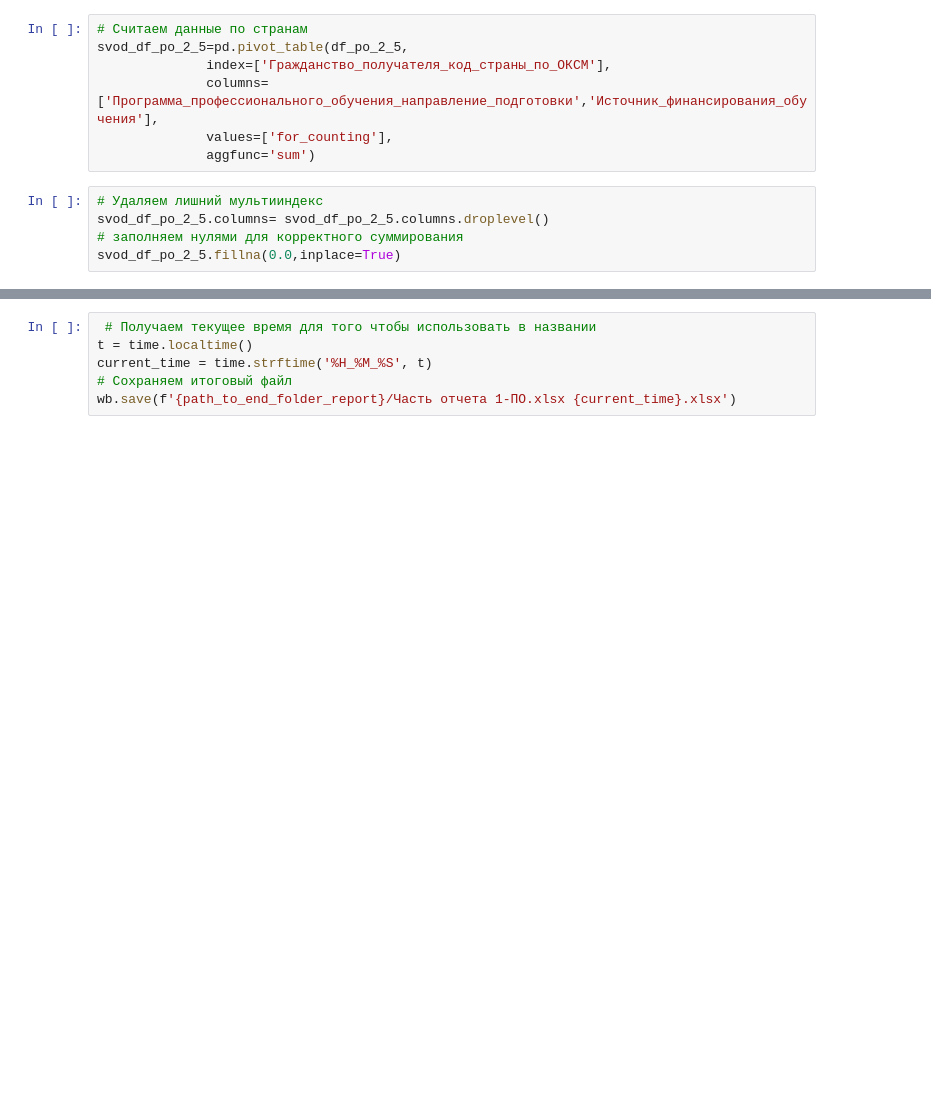
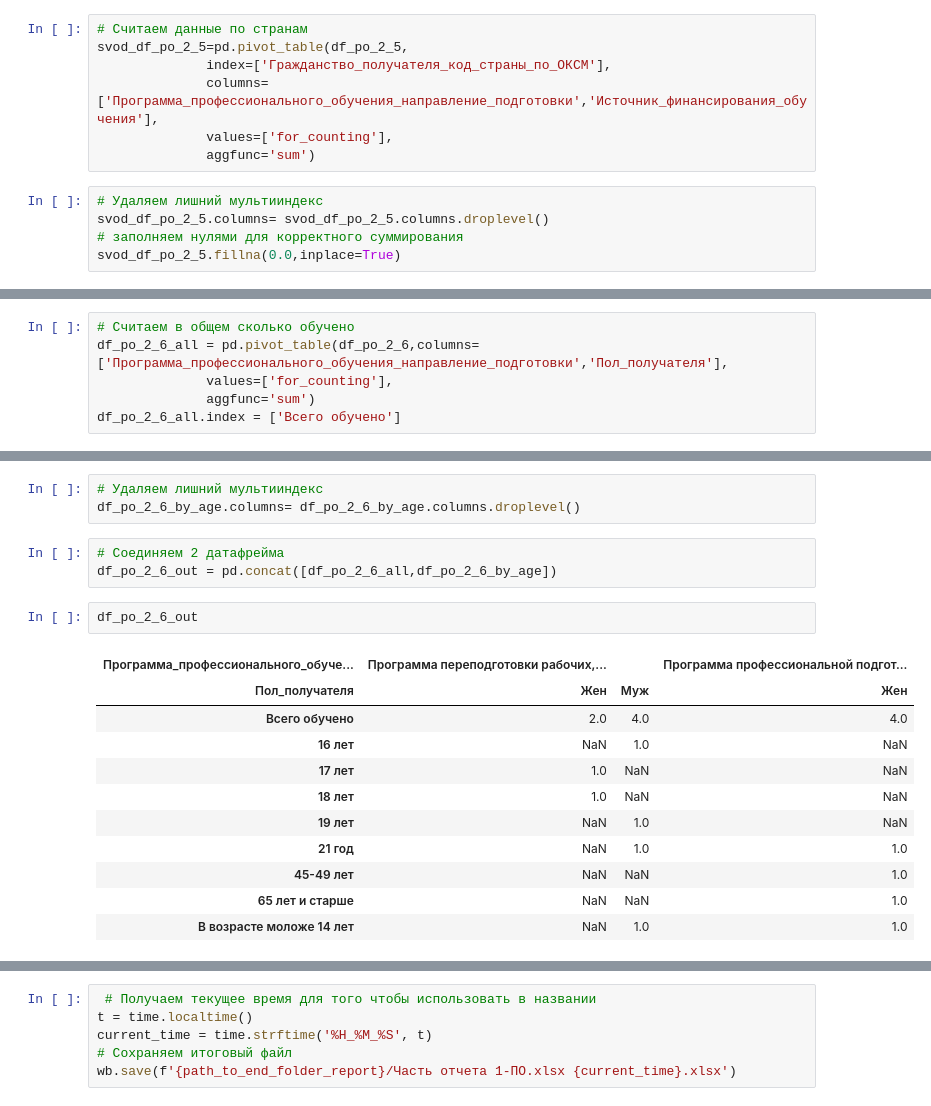
Before and after one commit to t0r1n88/Lindy, a Jupyter notebook: report_1PO.ipynb, the cells around one changed output, grey strips where cells are left out. Drawn from its saved outputs; the diff is of its cells as text; blank space fills up the shorter version.

```diff
--- a/report_1PO.ipynb
+++ b/report_1PO.ipynb
@@ -95,0 +100,6 @@ wb['Раздел 2.5'].column_dimensions['F'].width = 50
+# %%
+# Считаем в общем сколько обучено
+df_po_2_6_all = pd.pivot_table(df_po_2_6,columns=['Программа_профессионального_обучения_направление_подготовки','Пол_получателя'],
+              values=['for_counting'],
+              aggfunc='sum')
+df_po_2_6_all.index = ['Всего обучено']
@@ -95,0 +133,20 @@ wb['Раздел 2.5'].column_dimensions['F'].width = 50
+# %%
+# Удаляем лишний мультииндекс
+df_po_2_6_by_age.columns= df_po_2_6_by_age.columns.droplevel()
+# %%
+# Соединяем 2 датафрейма
+df_po_2_6_out = pd.concat([df_po_2_6_all,df_po_2_6_by_age])
+# %%
+df_po_2_6_out
+# %% [output]
+| Программа_профессионального_обуче... | Программа переподготовки рабочих,... |  | Программа профессиональной подгот... |
+| Пол_получателя | Жен | Муж | Жен |
+| Всего обучено | 2.0 | 4.0 | 4.0 |
+| 16 лет | NaN | 1.0 | NaN |
+| 17 лет | 1.0 | NaN | NaN |
+| 18 лет | 1.0 | NaN | NaN |
+| 19 лет | NaN | 1.0 | NaN |
+| 21 год | NaN | 1.0 | 1.0 |
+| 45-49 лет | NaN | NaN | 1.0 |
+| 65 лет и старше | NaN | NaN | 1.0 |
+| В возрасте моложе 14 лет | NaN | 1.0 | 1.0 |
```
Also changed, not shown: parts of 7 cells of this notebook.
